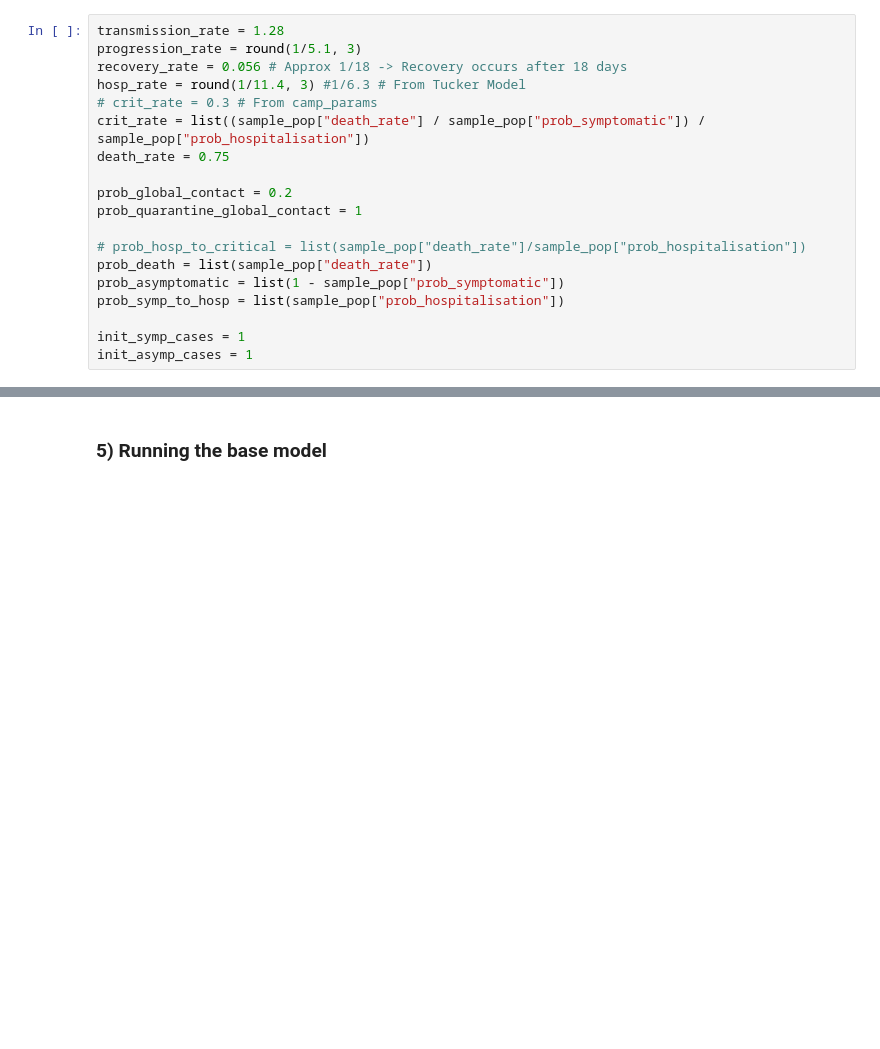
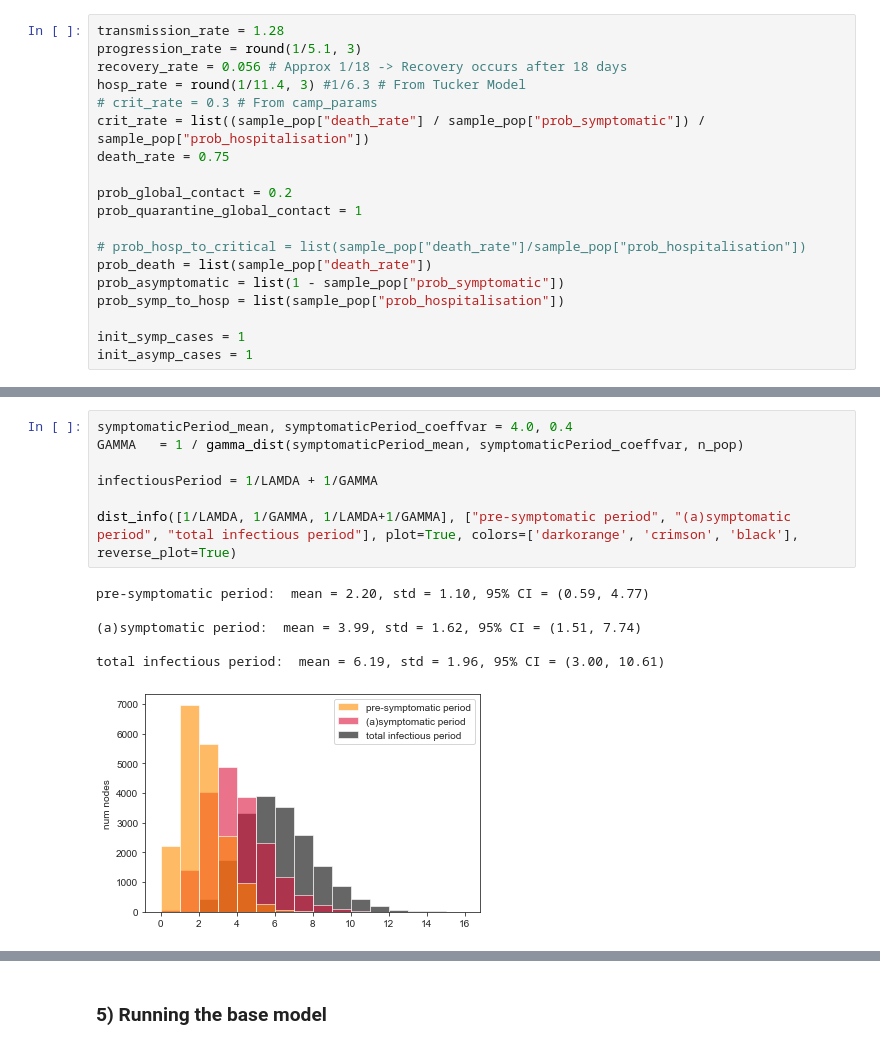
Before and after one commit to AIforGoodSimulator/network-model-python, a Jupyter notebook: NetworkModeling.ipynb, the cells around one changed output, grey strips where cells are left out. Cells and saved outputs as stored; diff of their text form; blank space fills up the shorter version.

```diff
--- a/NetworkModeling.ipynb
+++ b/NetworkModeling.ipynb
@@ -125,0 +155,14 @@ init_asymp_cases = 1
+# %%
+symptomaticPeriod_mean, symptomaticPeriod_coeffvar = 4.0, 0.4
+GAMMA   = 1 / gamma_dist(symptomaticPeriod_mean, symptomaticPeriod_coeffvar, n_pop)
+
+infectiousPeriod = 1/LAMDA + 1/GAMMA
+
+dist_info([1/LAMDA, 1/GAMMA, 1/LAMDA+1/GAMMA], ["pre-symptomatic period", "(a)symptomatic period", "total infectious period"], plot=True, colors=['darkorange', 'crimson', 'black'], reverse_plot=True)
+# %% [output]
+pre-symptomatic period:  mean = 2.20, std = 1.10, 95% CI = (0.59, 4.77)
+
+(a)symptomatic period:  mean = 3.99, std = 1.62, 95% CI = (1.51, 7.74)
+
+total infectious period:  mean = 6.19, std = 1.96, 95% CI = (3.00, 10.61)
+[figure, added]
```
Also changed, not shown: parts of 30 cells of this notebook, 1 other file.
